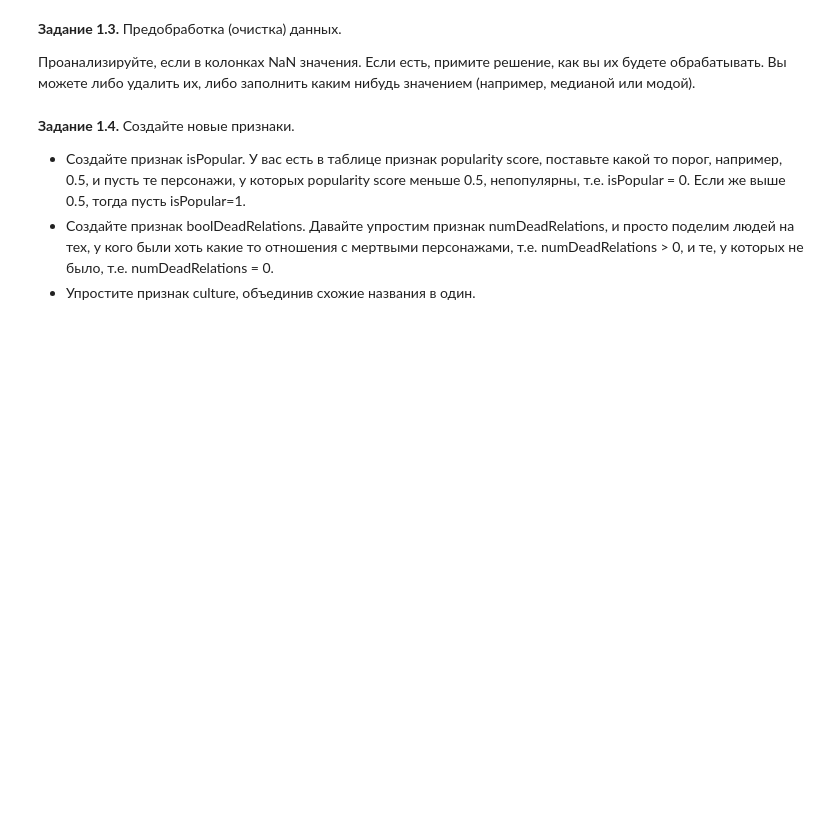
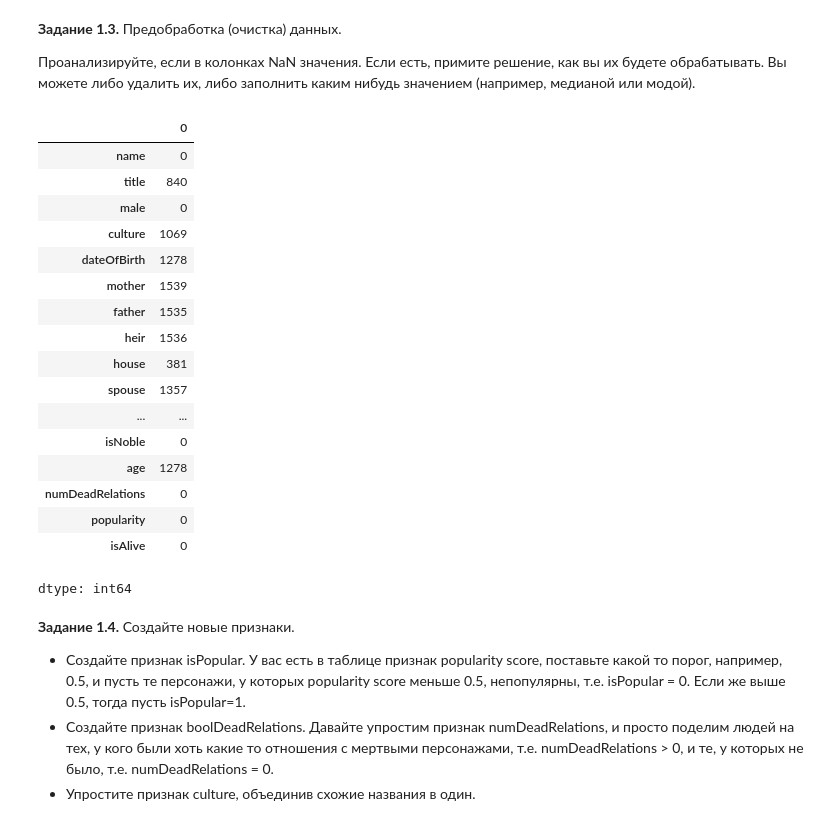
Before and after one commit to qwart6/DLS_by_MIPT, a Jupyter notebook: week_01_ml_intro/Homework/hw_1_game_of_thrones.ipynb, the cells around one changed output. Saved outputs shown, nothing was run; the diff lists cells and outputs as text; code cells hidden in the pictures; blank space fills up the shorter version.

```diff
--- a/week_01_ml_intro/Homework/hw_1_game_of_thrones.ipynb
+++ b/week_01_ml_intro/Homework/hw_1_game_of_thrones.ipynb
@@ -129,3 +129,24 @@ data
+# %%
+data.isna().sum()
+# %% [output]
+|  | 0 |
+| name | 0 |
+| title | 840 |
+| male | 0 |
+| culture | 1069 |
+| dateOfBirth | 1278 |
+| mother | 1539 |
+| father | 1535 |
+| heir | 1536 |
+| house | 381 |
+| spouse | 1357 |
+| ... | ... |
+| isNoble | 0 |
+| age | 1278 |
+| numDeadRelations | 0 |
+| popularity | 0 |
+| isAlive | 0 |
+dtype: int64
 # %% [markdown]
 **Задание 1.4.** Создайте новые признаки.
 * Создайте признак isPopular. У вас есть в таблице признак popularity score, поставьте какой то порог, например, 0.5, и пусть те персонажи, у которых popularity score меньше 0.5, непопулярны, т.е. isPopular = 0. Если же выше 0.5, тогда пусть isPopular=1.
```
Also changed, not shown: parts of 4 cells of this notebook.
